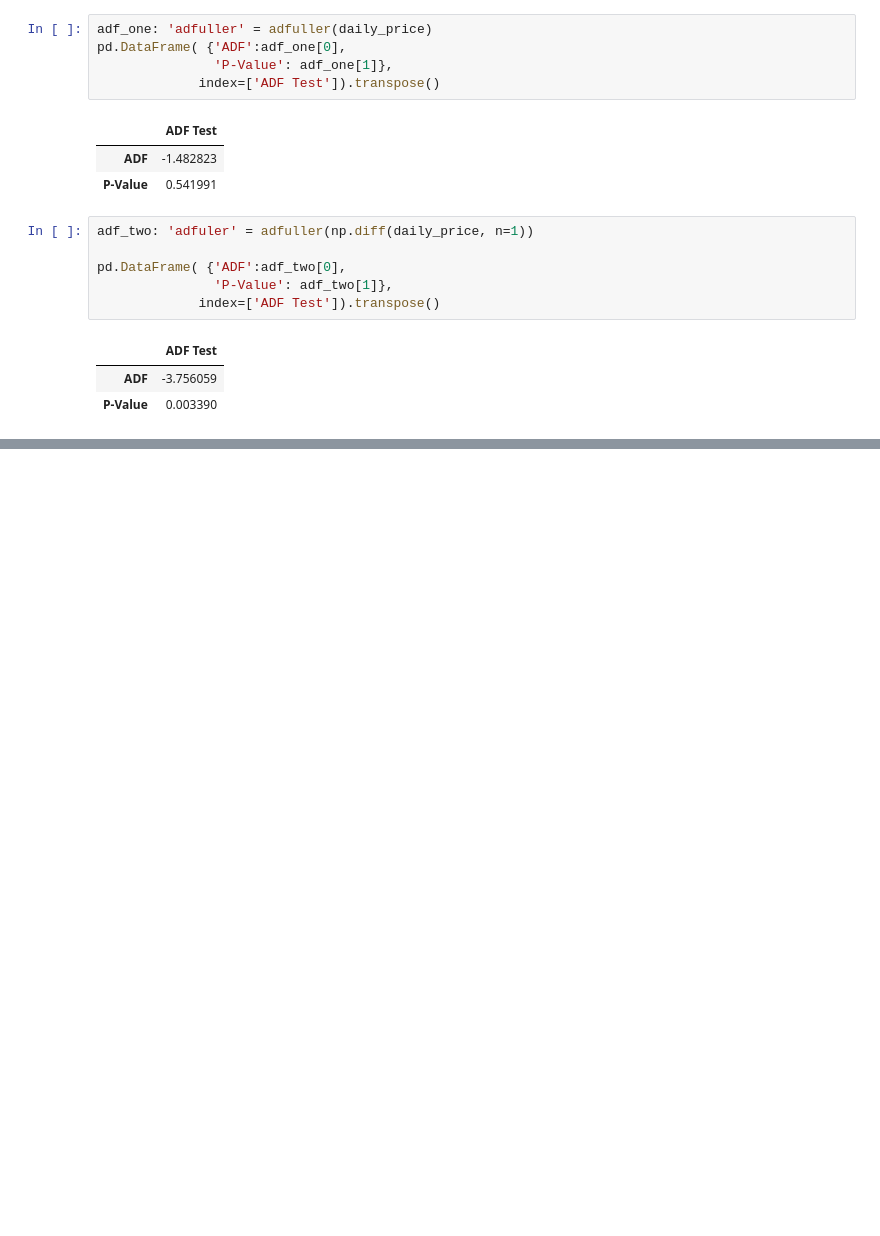
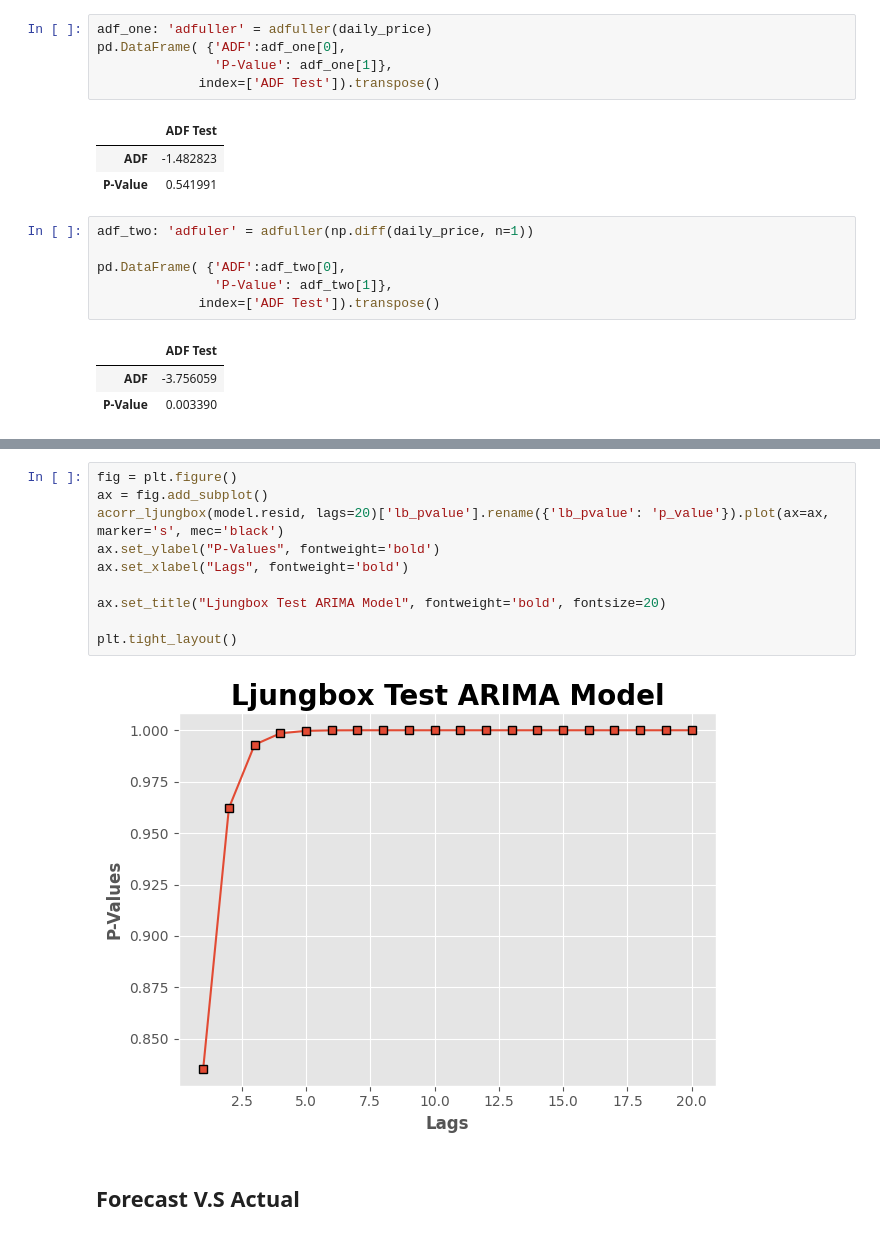
Before and after one commit to OdinProjectI/GasolinePricesAnalysis, a Jupyter notebook: ODINProjectGasolinePricesAnalysis.ipynb, the cells around one changed output, grey strips where cells are left out. Drawn from its saved outputs; the diff is of its cells as text; blank space fills up the shorter version.

```diff
--- a/ODINProjectGasolinePricesAnalysis.ipynb
+++ b/ODINProjectGasolinePricesAnalysis.ipynb
@@ -487,0 +562,14 @@ pd.read_pickle(mem_steps).sort_values(by='AIC').head(25)
+# %%
+fig = plt.figure()
+ax = fig.add_subplot()
+acorr_ljungbox(model.resid, lags=20)['lb_pvalue'].rename({'lb_pvalue': 'p_value'}).plot(ax=ax, marker='s', mec='black')
+ax.set_ylabel("P-Values", fontweight='bold')
+ax.set_xlabel("Lags", fontweight='bold')
+
+ax.set_title("Ljungbox Test ARIMA Model", fontweight='bold', fontsize=20)
+
+plt.tight_layout()
+# %% [output]
+[figure, added]
+# %% [markdown]
+## **Forecast V.S Actual**
```
Also changed, not shown: parts of 20 cells of this notebook.
